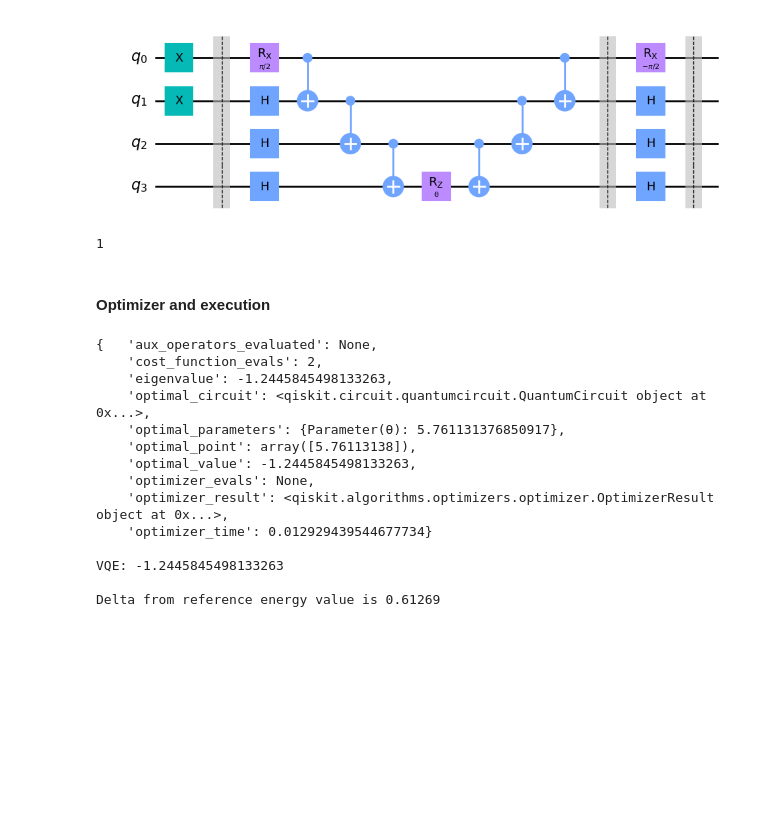
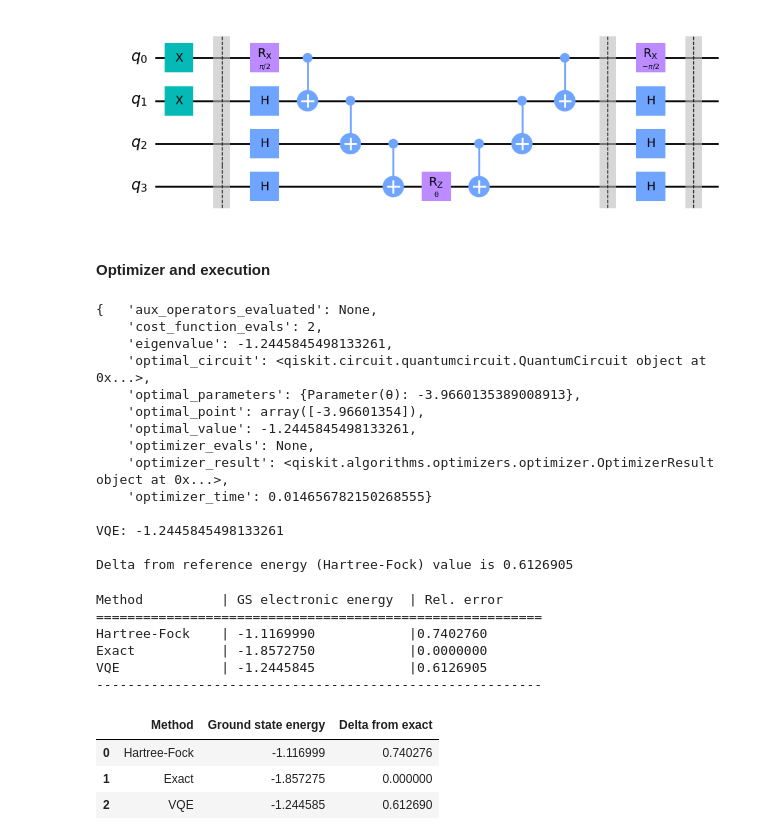
Before and after one commit to NanaEngo/UY1_NE_Qiskit, a Jupyter notebook: Qiskit_Project_3_2305.ipynb, the cells around one changed output. Cells and saved outputs as stored; diff of their text form; code cells hidden in the pictures; blank space fills up the shorter version.

```diff
--- a/Qiskit_Project_3_2305.ipynb
+++ b/Qiskit_Project_3_2305.ipynb
@@ -430,10 +449,6 @@ ansatz = ucc_ansatz(theta)
 ansatz.draw('mpl')
 # %% [output]
 [figure]
-# %%
-ansatz.num_parameters
-# %% [output]
-1
 # %% [markdown]
 #### Optimizer and execution
 # %%
@@ -443,28 +458,58 @@ from qiskit.algorithms.minimum_eigensolvers import VQE
 
 vqe_solver = VQE(Estimator(), ansatz, SLSQP(maxiter=1000))
 
-result = vqe_solver.compute_minimum_eigenvalue(
+vqe_result = vqe_solver.compute_minimum_eigenvalue(
     operator=H2_qubit_JW_op)
 
-print(result)
+print(vqe_result)
 
-print('\nVQE:', result.eigenvalue)
-print(f"\nDelta from reference energy value is {(result.eigenvalue - exact_result.eigenvalue):.5f}")
+print('\nVQE:', vqe_result.eigenvalue)
+
+print(f"\nDelta from reference energy (Hartree-Fock) value is {(vqe_result.eigenvalue - exact_result.eigenvalue):.7f}")
 # %% [output]
 {   'aux_operators_evaluated': None,
     'cost_function_evals': 2,
-    'eigenvalue': -1.2445845498133263,
+    'eigenvalue': -1.2445845498133261,
     'optimal_circuit': <qiskit.circuit.quantumcircuit.QuantumCircuit object at 0x...>,
-    'optimal_parameters': {Parameter(θ): 5.761131376850917},
-    'optimal_point': array([5.76113138]),
-    'optimal_value': -1.2445845498133263,
+    'optimal_parameters': {Parameter(θ): -3.9660135389008913},
+    'optimal_point': array([-3.96601354]),
+    'optimal_value': -1.2445845498133261,
     'optimizer_evals': None,
     'optimizer_result': <qiskit.algorithms.optimizers.optimizer.OptimizerResult object at 0x...>,
-    'optimizer_time': 0.012929439544677734}
+    'optimizer_time': 0.014656782150268555}
 
-VQE: -1.2445845498133263
+VQE: -1.2445845498133261
 
-Delta from reference energy value is 0.61269
+Delta from reference energy (Hartree-Fock) value is 0.6126905
+# %%
+print(f"Method\t\t| GS electronic energy  | Rel. error  ")
+print('=========================================================')
+print(f'Hartree-Fock\t| {H2_problem.reference_energy:.7f}  \t\t|{(H2_problem.reference_energy - exact_result.eigenvalue):.7f} ')
+print(f'Exact\t\t| {exact_result.eigenvalue:.7f}  \t\t|{(exact_result.eigenvalue - exact_result.eigenvalue):.7f} ')
+print(f'VQE\t\t| {vqe_result.eigenvalue:.7f}  \t\t|{(vqe_result.eigenvalue - exact_result.eigenvalue):.7f} ')
+print('---------------------------------------------------------')
+# %% [output]
+Method          | GS electronic energy  | Rel. error
+=========================================================
+Hartree-Fock    | -1.1169990            |0.7402760
+Exact           | -1.8572750            |0.0000000
+VQE             | -1.2445845            |0.6126905
+---------------------------------------------------------
+# %%
+import pandas as pd
+
+dict = {'Method' : ['Hartree-Fock', 'Exact', 'VQE'],
+        'Ground state energy' : [H2_problem.reference_energy, exact_result.eigenvalue, vqe_result.eigenvalue],
+        'Delta from exact' : [
+            H2_problem.reference_energy - exact_result.eigenvalue,
+            exact_result.eigenvalue - exact_result.eigenvalue,
+            vqe_result.eigenvalue - exact_result.eigenvalue]}
+pd.DataFrame(dict)
+# %% [output]
+|  | Method | Ground state energy | Delta from exact |
+| 0 | Hartree-Fock | -1.116999 | 0.740276 |
+| 1 | Exact | -1.857275 | 0.000000 |
+| 2 | VQE | -1.244585 | 0.612690 |
 # %%
 import qiskit.tools.jupyter
 %qiskit_version_table
```
Also changed, not shown: parts of 3 cells of this notebook, 14 other files.
